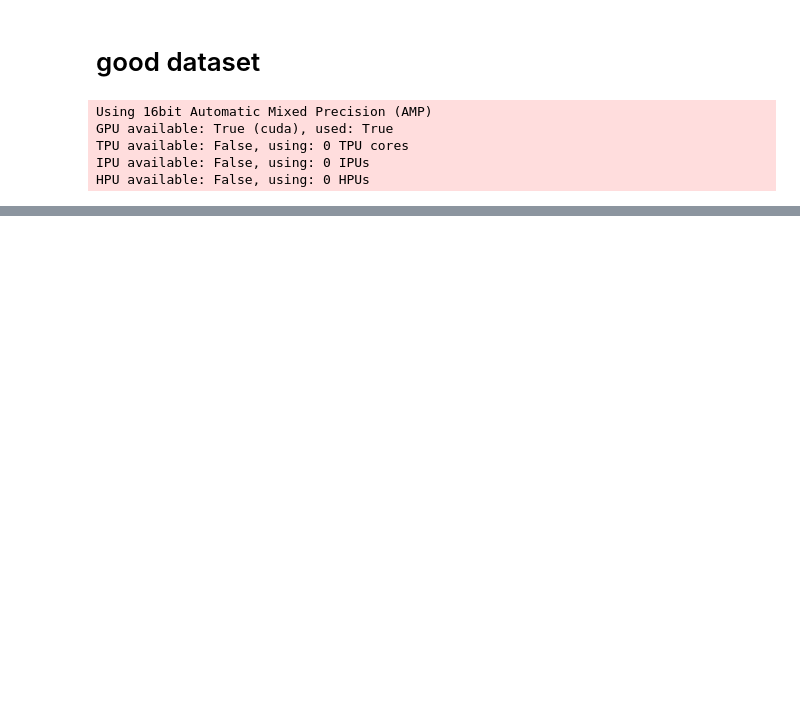
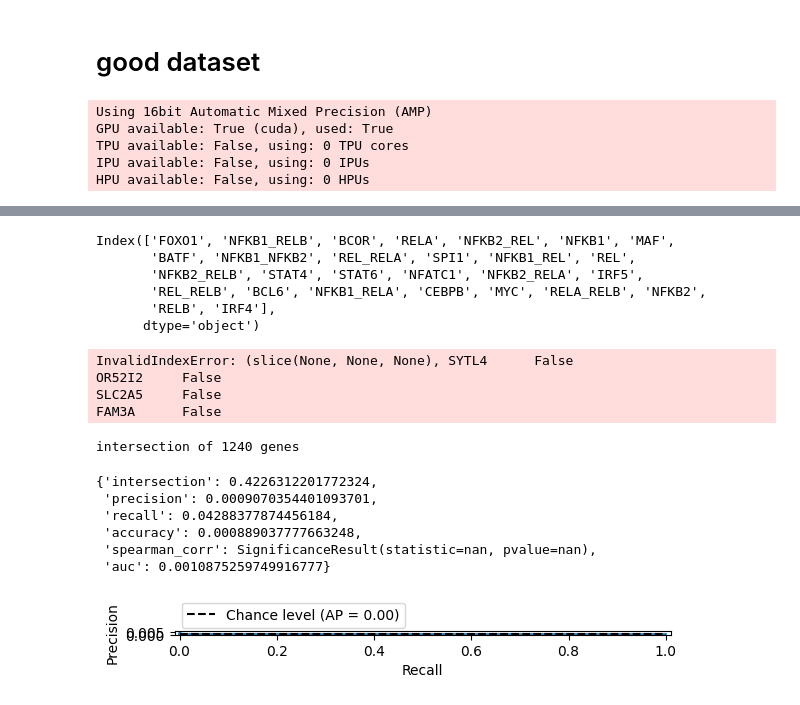
Before and after one commit to jkobject/scPRINT, a Jupyter notebook: notebooks/assessments/GRNbenchmark.ipynb, the cells around one changed output, grey strips where cells are left out. Cells and saved outputs as stored; diff of their text form; code cells hidden in the pictures; blank space fills up the shorter version.

```diff
--- a/notebooks/assessments/GRNbenchmark.ipynb
+++ b/notebooks/assessments/GRNbenchmark.ipynb
@@ -217,0 +650,2 @@ torch.cuda.empty_cache()
+# %%
+benchmark = ben.BenGRN(grn)
@@ -217,0 +669,27 @@ torch.cuda.empty_cache()
+# %%
+gt.loc[:,gt.loc[:,'IRF4']!=0].columns
+# %% [output]
+Index(['FOXO1', 'NFKB1_RELB', 'BCOR', 'RELA', 'NFKB2_REL', 'NFKB1', 'MAF',
+       'BATF', 'NFKB1_NFKB2', 'REL_RELA', 'SPI1', 'NFKB1_REL', 'REL',
+       'NFKB2_RELB', 'STAT4', 'STAT6', 'NFATC1', 'NFKB2_RELA', 'IRF5',
+       'REL_RELB', 'BCL6', 'NFKB1_RELA', 'CEBPB', 'MYC', 'RELA_RELB', 'NFKB2',
+       'RELB', 'IRF4'],
+      dtype='object')
+# %%
+gt[:,gt['IRF4']!=0].columns
+# %% [output]
+InvalidIndexError: (slice(None, None, None), SYTL4      False
+OR52I2     False
+SLC2A5     False
+FAM3A      False
+# %%
+benchmark.do_tests()
+# %% [output]
+intersection of 1240 genes
+{'intersection': 0.4226312201772324,
+ 'precision': 0.0009070354401093701,
+ 'recall': 0.04288377874456184,
+ 'accuracy': 0.000889037777663248,
+ 'spearman_corr': SignificanceResult(statistic=nan, pvalue=nan),
+ 'auc': 0.0010875259749916777}
+[figure, added]
```
Also changed, not shown: parts of 58 cells of this notebook, 10 other files.
